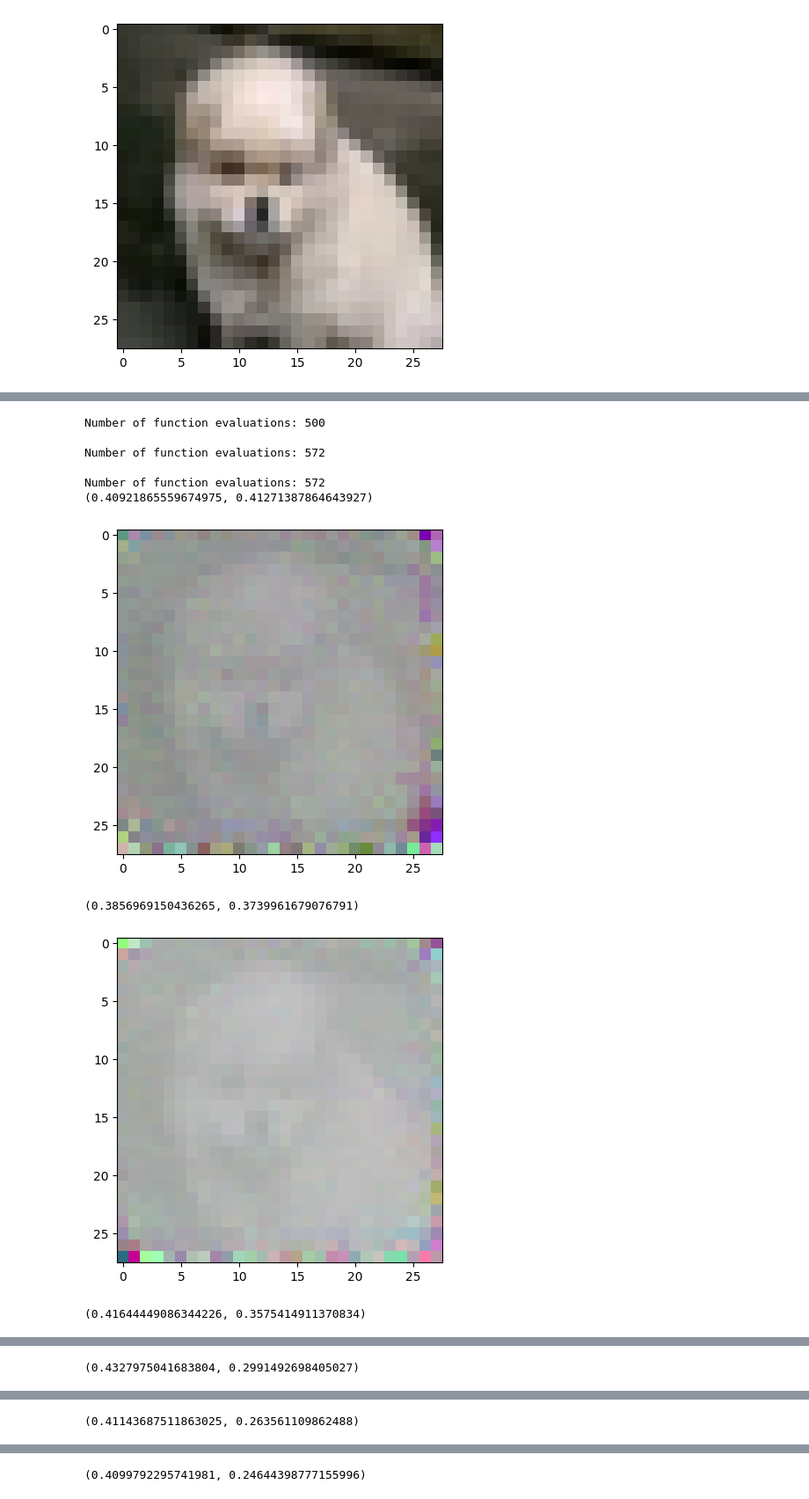
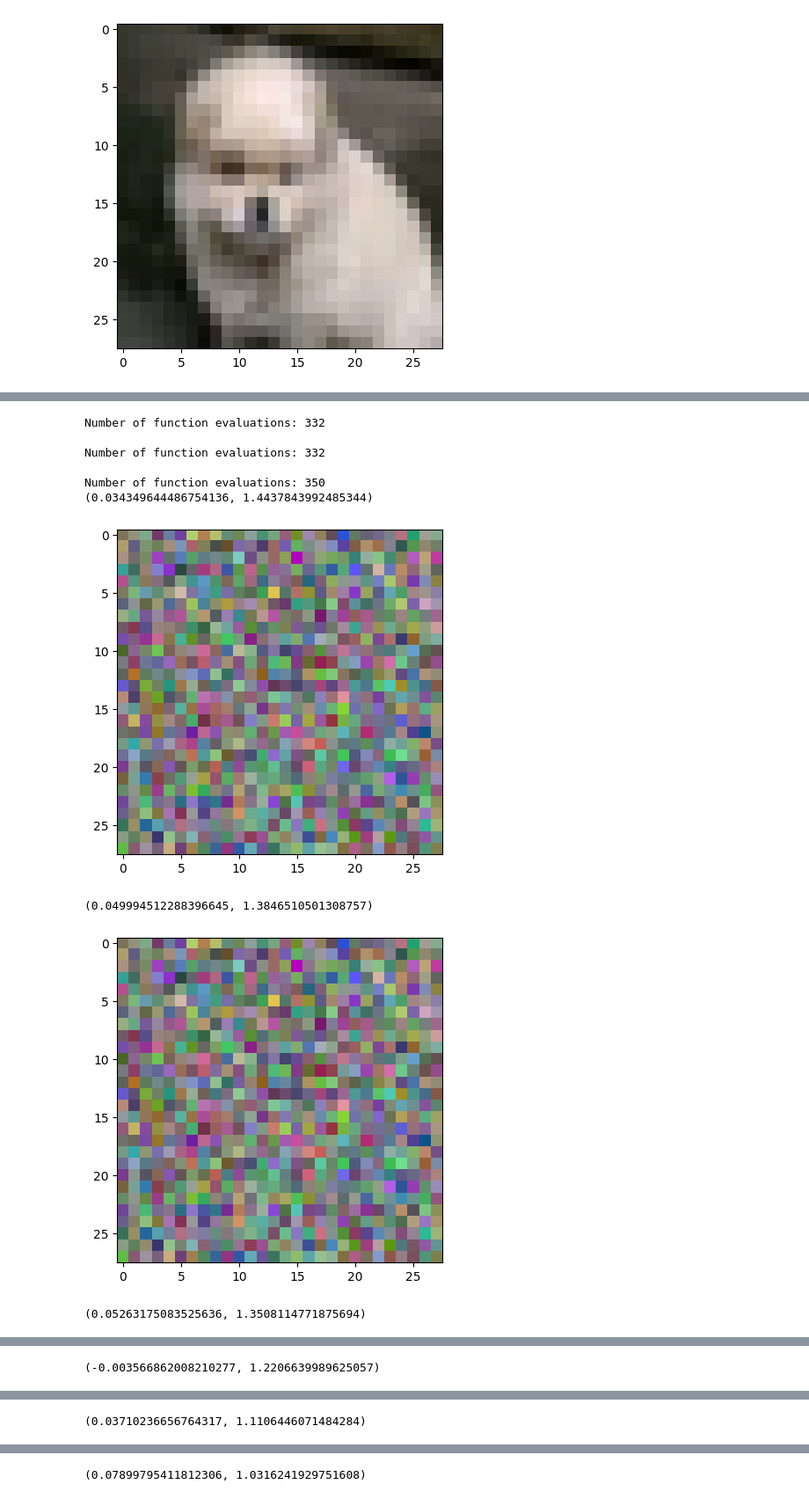
Before and after one commit to andrew-na-git/Score-Embedding-Fast-Diffusion, a Jupyter notebook: Copy_of_colour.ipynb, the cells around one changed output, grey strips where cells are left out. Shown at 88% size. Drawn from its saved outputs; the diff is of its cells as text; code cells hidden in the pictures.

```diff
--- a/Copy_of_colour.ipynb
+++ b/Copy_of_colour.ipynb
@@ -206,19 +206,19 @@ def loss_fn(model, x, label, diffusion_coeff, marginal_prob_std, eps=1e-5):
       the perturbation kernel.
     eps: A tolerance value for numerical stability.
   """
-  random_t = torch.tensor(np.sort(np.random.uniform(eps, 1, N)).astype(np.float32))
-  # we encode the label into the initial data using the reverse SDE
+  random_t = torch.tensor(np.sort(np.random.uniform(eps, 1., N)).astype(np.float32))
+  # we encode the label into the initial data using the reverse ODE
   diff_std2 = diffusion_coeff(2 * random_t)
   for i in range(1, N):
     x[i] = x[i-1] - 0.5 * label[i] * diff_std2[i] * dt
-  # we encode the forward SDE into the data
   std = marginal_prob_std(random_t)
   z = torch.randn_like(x)
+  # we perturb the image by the forward SDE conditional distribution
   perturbed_x = x + z * std[:, None, None, None]
   score = model(perturbed_x, random_t)
-  # loss = torch.mean((0.5 * diff_std2)*torch.sum((score * std[:, None, None, None] - label)**2, dim=(1, 2, 3)))
+  # loss = torch.mean(torch.sum((score * std[:, None, None, None] - label)**2, dim=(1, 2, 3)) / (2 * diff_std2))
   loss = torch.mean(torch.sum((score * std[:, None, None, None] + z)**2, dim=(1, 2, 3))) # original loss from tutorial
-  return loss, score
+  return loss
 # %%
 #@title Function for training on a thread
 def diffuse_train(init_x, channel, epoch, diffusion_coeff, marginal_prob_std, label):
@@ -229,7 +229,7 @@ def diffuse_train(init_x, channel, epoch, diffusion_coeff, marginal_prob_std, la
   scores_label = torch.tensor(label)[:, channel][:, None]
 
   for e in range(epoch):
-    loss, _ = loss_fn(model_score, init_x[:, channel][:, None], scores_label, diffusion_coeff, marginal_prob_std)
+    loss = loss_fn(model_score, init_x[:, channel][:, None], scores_label, diffusion_coeff, marginal_prob_std)
     optimizer.zero_grad()
     loss.backward()
     optimizer.step()
@@ -307,7 +307,7 @@ def ode_sampler(score_model,
       otherwise, we start from the given z.
     eps: The smallest time step for numerical stability.
   """
-  t = torch.ones(batch_size) * torch.tensor(np.linspace(1., eps, N)) # note the reversed time stepping. We do not need to reverse the final output (i.e. T is mapped to index 0)
+  t = torch.tensor(np.linspace(1., eps, N))
   # Create the latent code
   if z is None:
     initial_x = torch.randn(batch_size, 1, H, W, device=device) \
@@ -335,7 +335,13 @@ def ode_sampler(score_model,
   # Run the black-box ODE solver.
   res = integrate.solve_ivp(ode_func, (1., eps), initial_x.reshape(-1).cpu().numpy(), rtol=rtol, atol=atol, method='RK45')
   print(f"\nNumber of function evaluations: {res.nfev}")
-  x = torch.tensor(res.y[:, -1], device=device).reshape(shape)
+  x = [res.y[:, 0].reshape(shape)[0][None]]
+  T = len(res.t)
+  for i in range(N-1):
+    idx = int(i + (T/N))
+    x.append(res.y[:, idx].reshape(shape)[i][None])
+  x.append(res.y[:, -1].reshape(shape)[-1][None])
+  x = np.concatenate(x, axis = 0)
   return x
 # %%
 #@title Function for threading ODE sampler
@@ -359,37 +365,38 @@ def diffuse_sample(data_x, channel, samples, diffusion_coeff, marginal_prob_std)
 
   # Generate samples using the specified sampler.
   output = sampler(model_score,
-                    marginal_prob_std,
-                    diffusion_coeff,
-                    sample_batch_size)
+                  marginal_prob_std,
+                  diffusion_coeff,
+                  sample_batch_size)
 
-  samples[:, channel] = output.squeeze().numpy().copy()
+  samples.append(output)
 # %%
 #@title Sample each channel on a thread
 threads = [None] * channels
-samples = np.zeros((N, channels, H, W))
+samples = []
 
 for idx, data in tqdm(enumerate(cifar_data_list_tensor)):
   # diffuse all three channels concurrently
   for ch in range(channels):
     threads[ch] = threading.Thread(target=diffuse_sample, args=[data, ch, samples, diffusion_coeff_fn, marginal_prob_std_fn])
     threads[ch].start()
 
   for thread in threads:
     thread.join()
 
+  samples = np.concatenate(samples, axis = 1)
   for i in range(samples.shape[0]):
     print(f'{samples[i].mean(), samples[i].std()}')
     plt.imshow(((samples[i] - samples[i].min())/(samples[i].max() - samples[i].min())).transpose(1, 2, 0))
     plt.show()
 # %% [output]
-Number of function evaluations: 500
+Number of function evaluations: 332
 
-Number of function evaluations: 572
+Number of function evaluations: 332
 
-Number of function evaluations: 572
-(0.40921865559674975, 0.41271387864643927)
+Number of function evaluations: 350
+(0.034349644486754136, 1.4437843992485344)
-[figure, old version]
+[figure, new version]
-(0.3856969150436265, 0.3739961679076791)
+(0.049994512288396645, 1.3846510501308757)
-[figure, old version]
+[figure, new version]
-(0.41644449086344226, 0.3575414911370834)
+(0.05263175083525636, 1.3508114771875694)
@@ -397 +404 @@ Number of function evaluations: 572
-(0.4327975041683804, 0.2991492698405027)
+(-0.003566862008210277, 1.2206639989625057)
@@ -399 +406 @@ Number of function evaluations: 572
-(0.41143687511863025, 0.263561109862488)
+(0.03710236656764317, 1.1106446071484284)
@@ -401 +408 @@ Number of function evaluations: 572
-(0.4099792295741981, 0.24644398777155996)
+(0.07899795411812306, 1.0316241929751608)
```
Also changed, not shown: parts of 6 cells of this notebook.
